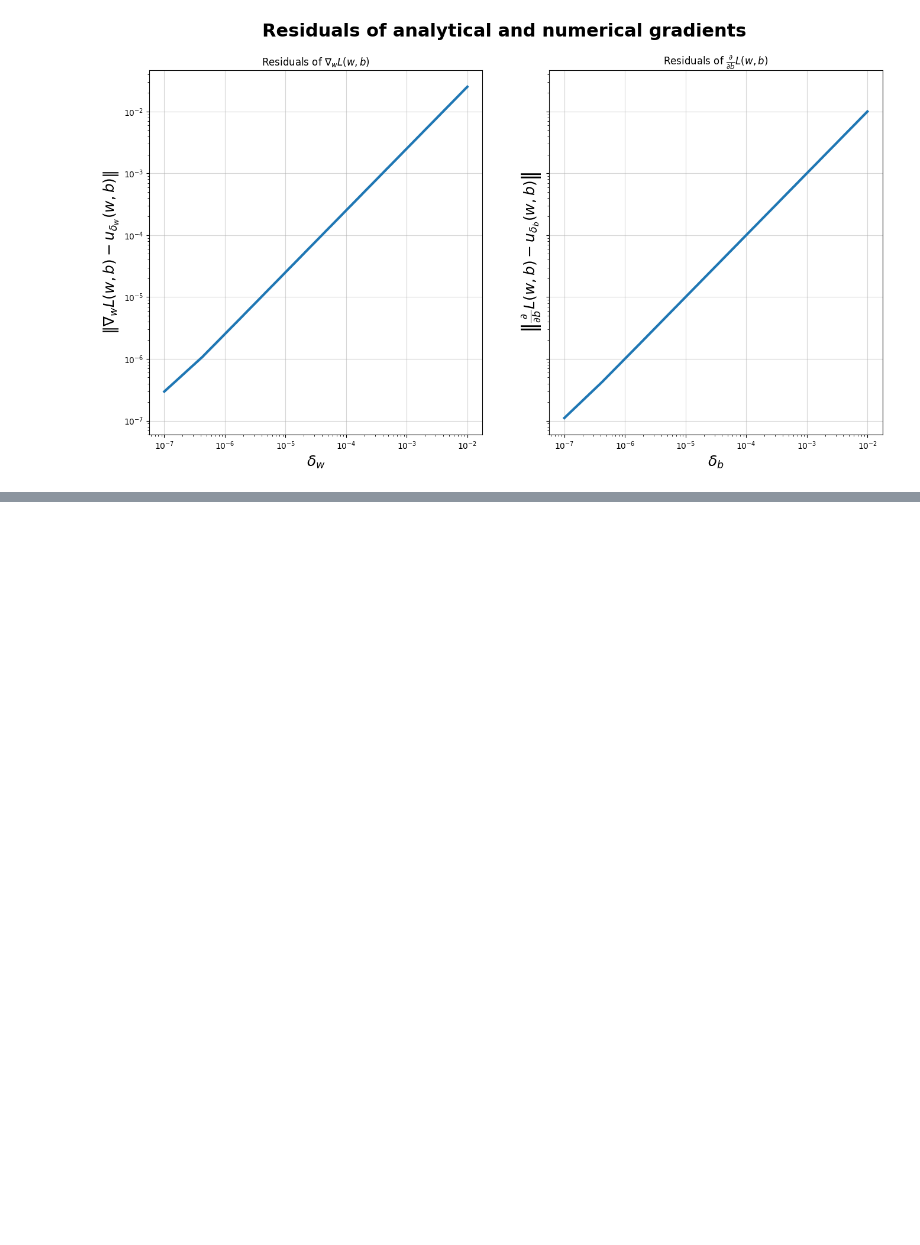
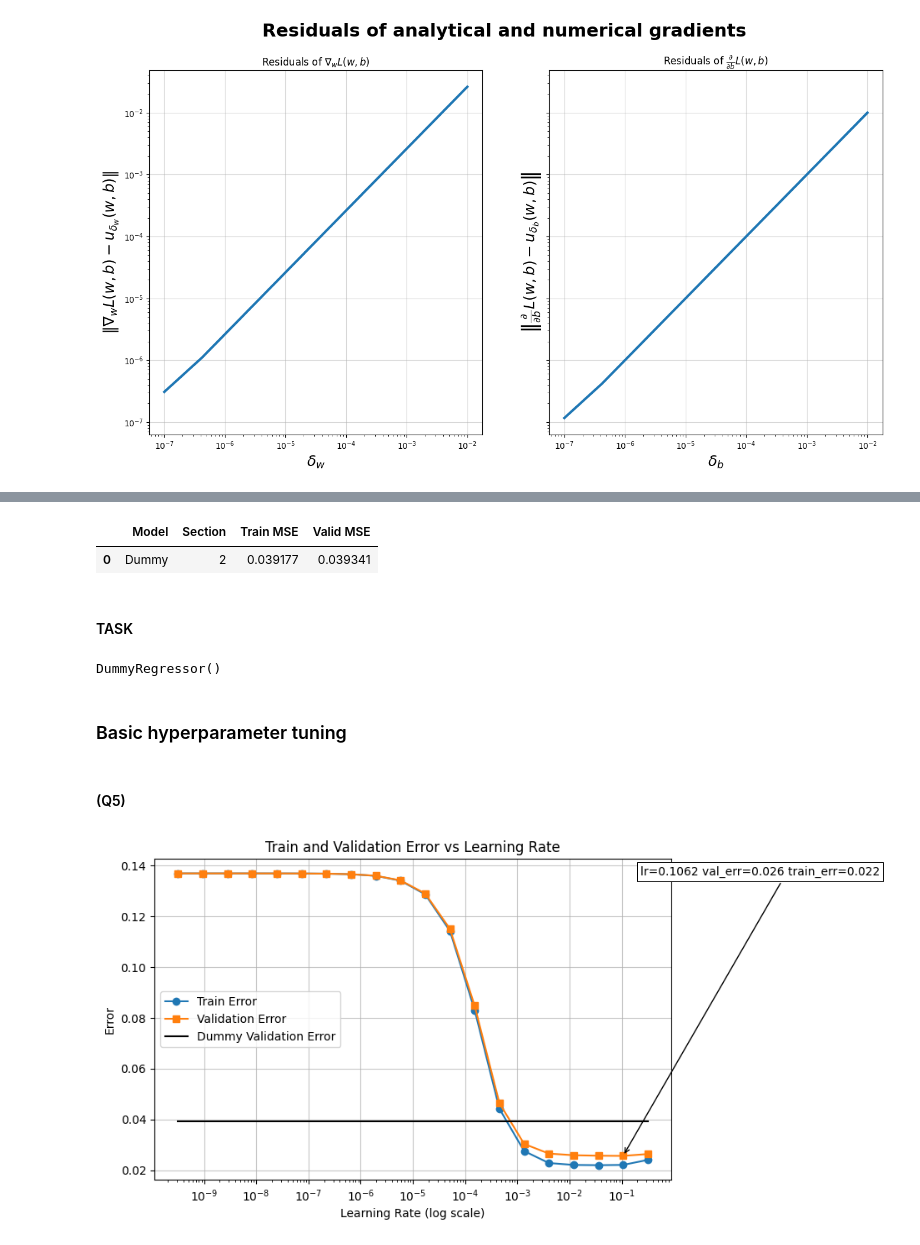
Before and after one commit to UriKH/ML-02360766, a Jupyter notebook: wet_hw3/notebook.ipynb, the cells around one changed output, grey strips where cells are left out. Drawn from its saved outputs; the diff is of its cells as text; code cells hidden in the pictures; blank space fills up the shorter version.

```diff
--- a/wet_hw3/notebook.ipynb
+++ b/wet_hw3/notebook.ipynb
@@ -161,0 +184,80 @@ lr size = 0.1, Best train loss = 0.021979454266363958, Best validation loss = 0.
+# %%
+scores = {
+    'Model': ['Dummy'],
+    'Section': [2],
+    'Train MSE': [np.mean(scores_dummy['train_score'])],
+    'Valid MSE': [np.mean(scores_dummy['test_score'])],
+}
+pd.DataFrame(scores, columns=['Model', 'Section', 'Train MSE', 'Valid MSE'], index=[0])
+# %% [output]
+|  | Model | Section | Train MSE | Valid MSE |
+| 0 | Dummy | 2 | 0.039177 | 0.039341 |
+# %% [markdown]
+#### TASK
+# %%
+dummy_reg_full = DummyRegressor(strategy='mean')
+
+dummy_reg_full.fit(X_train, y_train)
+# %% [output]
+DummyRegressor()
+# %% [markdown]
+### Basic hyperparameter tuning
+# %% [markdown]
+#### (Q5)
+# %%
+tuning_opt = {}
+lr_list = np.logspace(-9.5, -0.5, 20)
+
+
+def annot_min(x, y, y2, ax=None):
+    x_min = x[np.argmin(y)]
+    y_min = y.min()
+    y2_min = y2[np.argmin(y)]
+    text= "lr={:.4f} val_err={:.3f} train_err={:.3f}".format(x_min, y_min, y2_min)
+    if not ax:
+        ax=plt.gca()
+    bbox_props = dict(boxstyle="square,pad=0.3", fc="w", ec="k", lw=0.72)
+    arrowprops=dict(arrowstyle="->",connectionstyle="angle,angleA=0,angleB=60")
+    kw = dict(xycoords='data',textcoords="axes fraction",
+              arrowprops=arrowprops, bbox=bbox_props, ha="left", va="center")
+    ax.annotate(text, xy=(x_min, y_min), xytext=(0.94,0.96), **kw)
+    return x_min, y_min, y2_min
+
+for lr in lr_list:
+    regressor_scores = cross_validate(
+        LR.LinearRegressor(lr),
+        X_train,
+        y_train,
+        scoring=make_scorer(MSE),
+        cv=5,
+        return_train_score=True
+    )
+    train_loss = np.mean(regressor_scores['train_score'])
+    val_loss = np.mean(regressor_scores['test_score'])
+    tuning_opt[lr] = {'train_error': train_loss, 'val_error': val_loss}
+
+
+plt.figure(figsize=(8, 5))
+train_errors = [v['train_error'] for v  in tuning_opt.values()]
+validation_errors = [v['val_error'] for v  in tuning_opt.values()]
+
+plt.semilogx(lr_list, train_errors , marker='o', label='Train Error')
+plt.semilogx(lr_list, validation_errors , marker='s', label='Validation Error')
+plt.semilogx(lr_list, [scores['Valid MSE'][0] for _  in tuning_opt.values()], color='black', label='Dummy Validation Error')
+
+plt.xlabel("Learning Rate (log scale)")
+plt.ylabel("Error")
+plt.title("Train and Validation Error vs Learning Rate")
+plt.legend()
+plt.grid(True, alpha=0.7)
+
+best_lr_res = annot_min(lr_list, np.array(validation_errors), np.array(train_errors))
+plt.show()
+
+
+scores['Model'].append(f'Linear (lr={best_lr_res[0]:.4f})')
+scores['Section'].append(2)
+scores['Train MSE'].append(best_lr_res[2])
+scores['Valid MSE'].append(best_lr_res[1])
+# %% [output]
+[figure, added]
```
Also changed, not shown: parts of 47 cells of this notebook, 1 other file.
